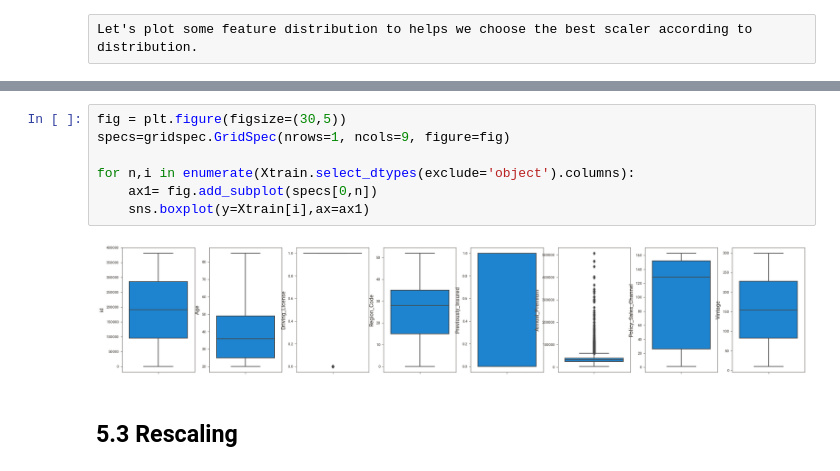
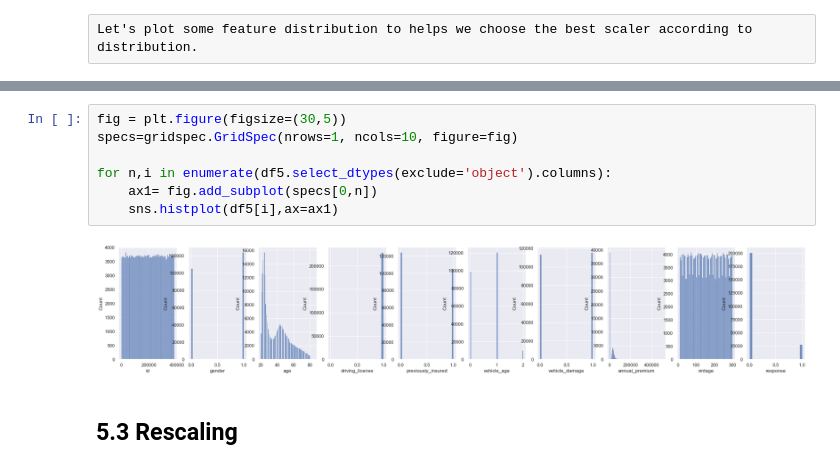
Before and after one commit to ViniciusKos/insurance_cross, a Jupyter notebook: insurance_cross_sell.ipynb, the cells around one changed output, grey strips where cells are left out. Drawn from its saved outputs; the diff is of its cells as text.

```diff
--- a/insurance_cross_sell.ipynb
+++ b/insurance_cross_sell.ipynb
@@ -661,12 +682,12 @@ Let's plot some feature distribution to helps we choose the best scaler accordin
 # %%
 fig = plt.figure(figsize=(30,5))
-specs=gridspec.GridSpec(nrows=1, ncols=9, figure=fig)
+specs=gridspec.GridSpec(nrows=1, ncols=10, figure=fig)
 
-for n,i in enumerate(Xtrain.select_dtypes(exclude='object').columns):
+for n,i in enumerate(df5.select_dtypes(exclude='object').columns):
     ax1= fig.add_subplot(specs[0,n])
-    sns.boxplot(y=Xtrain[i],ax=ax1)
+    sns.histplot(df5[i],ax=ax1)
 # %% [output]
-[figure, old version]
+[figure, new version]
 # %% [markdown]
 ## 5.3 Rescaling
 # %% [raw]
```
Also changed, not shown: parts of 29 cells of this notebook, 1 other file.
